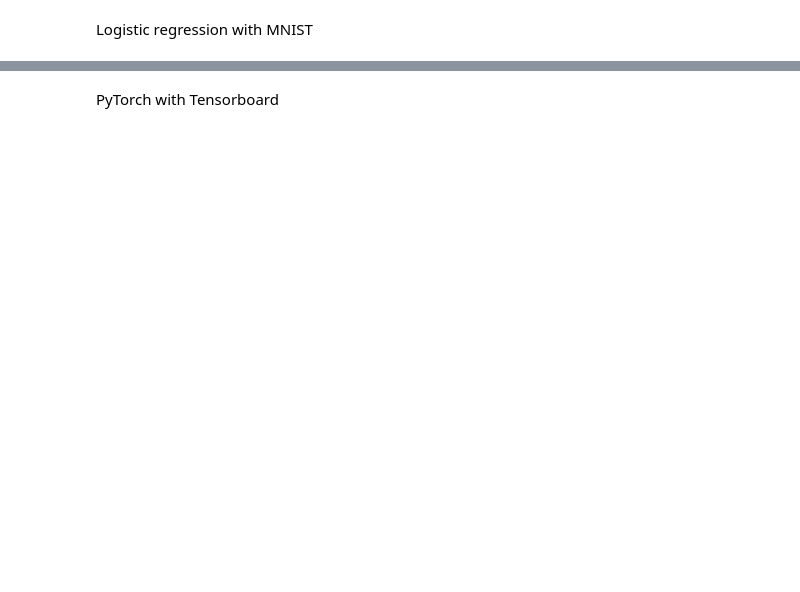
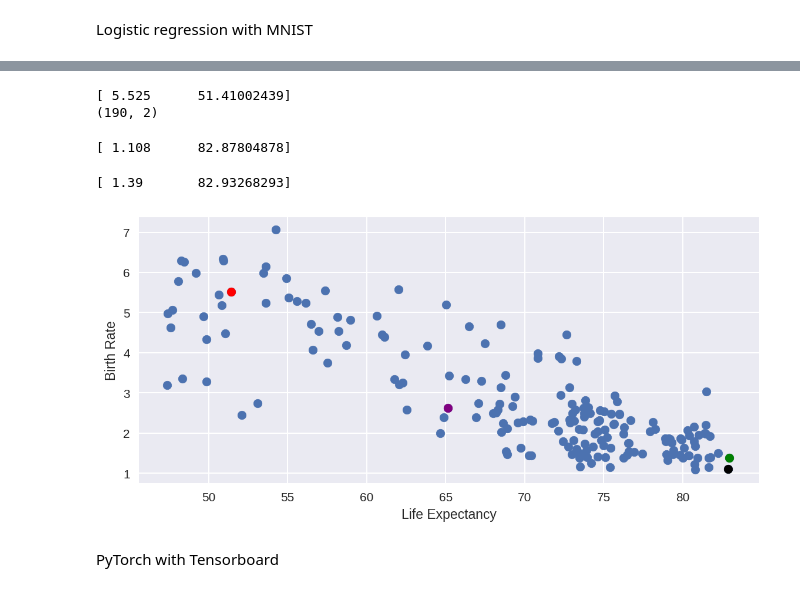
Before and after one commit to DanielDallas/Resources, a Jupyter notebook: 2018/cohort2/PyTorch/Week3/week3.ipynb, the cells around one changed output, grey strips where cells are left out. Drawn from its saved outputs; the diff is of its cells as text; code cells hidden in the pictures; blank space fills up the shorter version.

Commit message:
data preprocessing

```diff
--- a/2018/cohort2/PyTorch/Week3/week3.ipynb
+++ b/2018/cohort2/PyTorch/Week3/week3.ipynb
@@ -17,0 +46,2 @@ Logistic regression with MNIST
+# %%
+data = np.genfromtxt('birth_life_2010.txt', delimiter='\t',usecols=(1,2), skip_header=1)
@@ -17,0 +52,30 @@ Logistic regression with MNIST
+# %%
+#Todo: Restructure the class
+class myData(Dataset):
+  def __init__(self):
+#      self.len = train_x.shape[0]
+      data, n_sample = read_birth_life_data(datafile)
+      # convert to torch tensor
+      self.x_data = torch.from_numpy(data[:,0]).float()
+      self.y_data = torch.from_numpy(data[:,1]).float()
+
+
+  def __getitem__(self,index):
+      return self.x_data[index], self.y_data[index]
+
+  def __len__(self):
+      return self.len
+# %%
+myDataInstance = myData()
+# %%
+Nigeria = data[159]
+print(Nigeria)
+print(data.shape)
+# %% [output]
+[ 5.525      51.41002439]
+(190, 2)
+# %%
+China = data[21]
+print(China)
+# %% [output]
+[ 1.108      82.87804878]
@@ -17,0 +85,5 @@ Logistic regression with MNIST
+# %%
+Japan = data[19]
+print(Japan)
+# %% [output]
+[ 1.39       82.93268293]
@@ -18,2 +92,21 @@ Logistic regression with MNIST
+# %%
+
+# Plotting example dataset# Plottin
+plt.figure(figsize = (20,4),dpi=150)
+plt.subplot(121)
+plt.scatter(myDataInstance.y_data,myDataInstance.x_data)
+
+# Country with data
+plt.scatter(myDataInstance.y_data[159],myDataInstance.x_data[159], color='red') # Nigeria
+plt.scatter(myDataInstance.y_data[21],myDataInstance.x_data[21], color='black') # China
+plt.scatter(myDataInstance.y_data[141],myDataInstance.x_data[141], color='purple') # India
+plt.scatter(myDataInstance.y_data[19],myDataInstance.x_data[19], color='green') # Japan
+
+# Axis label
+plt.ylabel("Birth Rate")
+plt.xlabel("Life Expectancy")
+plt.show()
+# %% [output]
+[figure, added]
 # %%
 #https://github.com/yunjey/pytorch-tutorial/blob/master/tutorials/01-basics/logistic_regression/main.py#L33-L34
```
Also changed, not shown: parts of 11 cells of this notebook.
